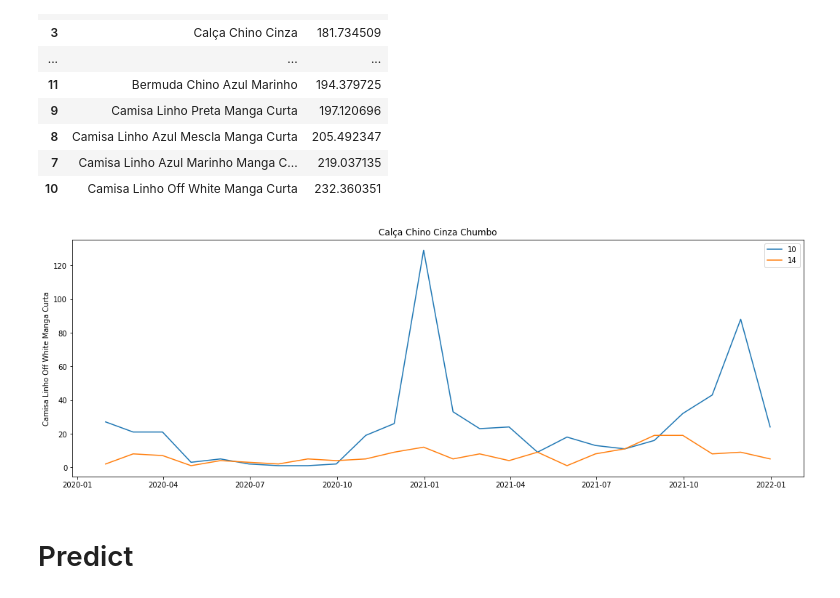
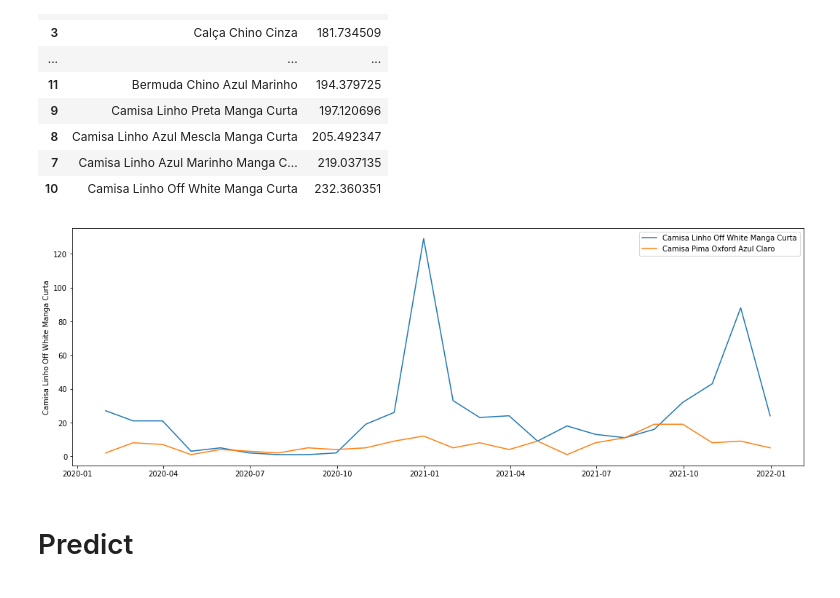
Before and after one commit to Rogerio-mack/ABCXYZ, a Jupyter notebook: Oriba_ABCXYZ_ARIMA.ipynb, the cells around one changed output. Cells and saved outputs as stored; diff of their text form; code cells hidden in the pictures.

```diff
--- a/Oriba_ABCXYZ_ARIMA.ipynb
+++ b/Oriba_ABCXYZ_ARIMA.ipynb
@@ -272,14 +267,14 @@ df_AIC.sort_values('AIC')
 # %%
 plt.figure( figsize=(18,6))
 
-sns.lineplot( x=df.index, y=df[ df.columns[ 10 ] ], label=10 )
-sns.lineplot( x=df.index, y=df[ df.columns[ 14 ] ], label=14 )
-plt.title( df.columns[ 2 ] )
+sns.lineplot( x=df.index, y=df[ df.columns[ 10 ] ], label=df.columns[ 10 ] )
+sns.lineplot( x=df.index, y=df[ df.columns[ 14 ] ], label=df.columns[ 14 ] )
+
 plt.legend()
 
 plt.show()
 # %% [output]
-[figure, old version]
+[figure, new version]
 # %% [markdown]
 # Predict
 # %%
```
Also changed, not shown: parts of 3 cells of this notebook.
